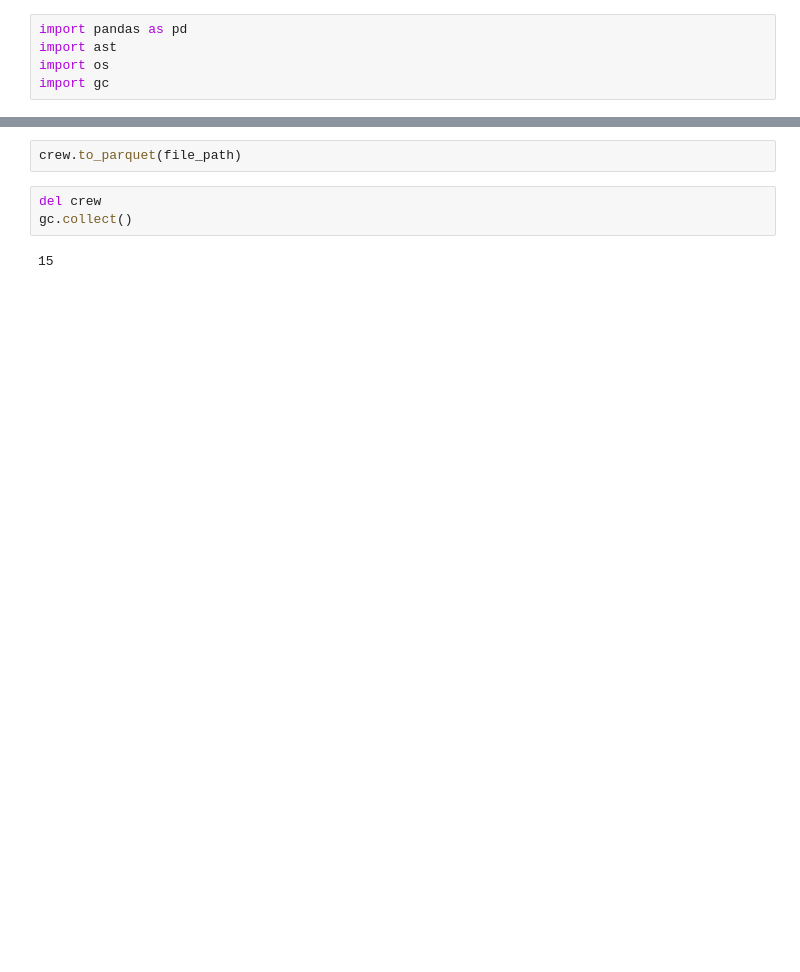
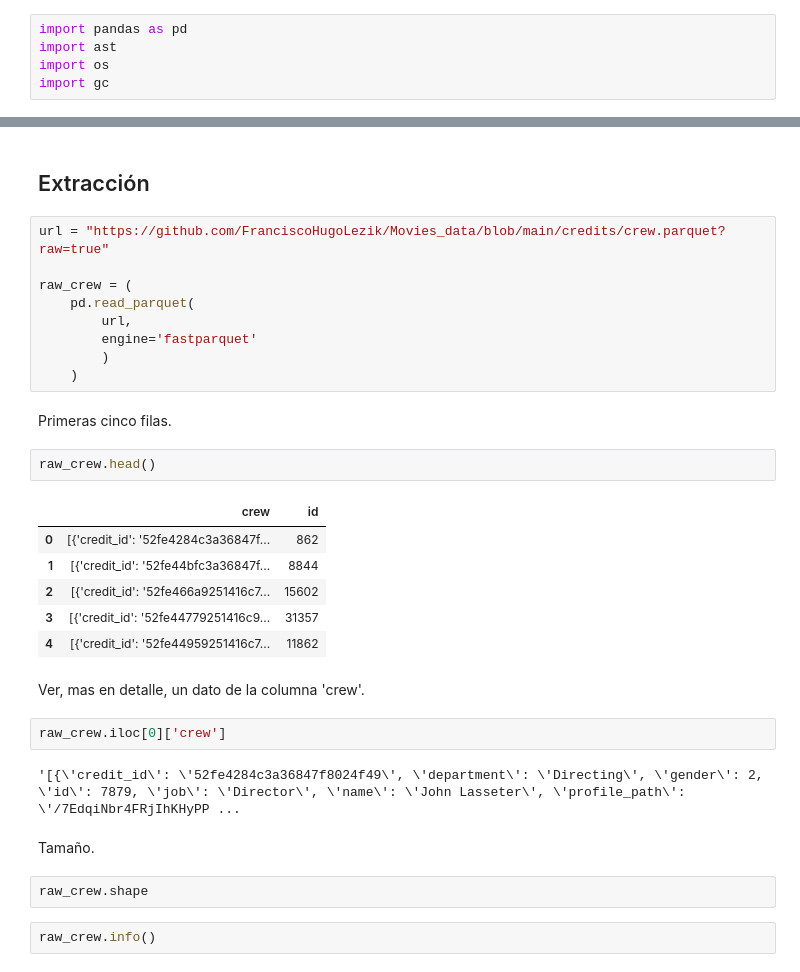
Before and after one commit to FranciscoHugoLezik/Proyecto_Peliculas, a Jupyter notebook: notebooks/ETL/crew.ipynb, the cells around one changed output, grey strips where cells are left out. Saved outputs shown, nothing was run; the diff lists cells and outputs as text; blank space fills up the shorter version.

```diff
--- a/notebooks/ETL/crew.ipynb
+++ b/notebooks/ETL/crew.ipynb
@@ -149,7 +10,34 @@ file_path
-# %%
-crew.to_parquet(file_path)
-# %%
-del crew
-gc.collect()
-# %% [output]
-15
+# %% [markdown]
+## Extracción
+# %%
+url = "https://github.com/FranciscoHugoLezik/Movies_data/blob/main/credits/crew.parquet?raw=true"
+
+raw_crew = (
+    pd.read_parquet(
+        url,
+        engine='fastparquet'
+        )
+    )
+# %% [markdown]
+Primeras cinco filas.
+# %%
+raw_crew.head()
+# %% [output]
+|  | crew | id |
+| 0 | [{'credit_id': '52fe4284c3a36847f... | 862 |
+| 1 | [{'credit_id': '52fe44bfc3a36847f... | 8844 |
+| 2 | [{'credit_id': '52fe466a9251416c7... | 15602 |
+| 3 | [{'credit_id': '52fe44779251416c9... | 31357 |
+| 4 | [{'credit_id': '52fe44959251416c7... | 11862 |
+# %% [markdown]
+Ver, mas en detalle, un dato de la columna 'crew'.
+# %%
+raw_crew.iloc[0]['crew']
+# %% [output]
+'[{\'credit_id\': \'52fe4284c3a36847f8024f49\', \'department\': \'Directing\', \'gender\': 2, \'id\': 7879, \'job\': \'Director\', \'name\': \'John Lasseter\', \'profile_path\': \'/7EdqiNbr4FRjIhKHyPP ...
+# %% [markdown]
+Tamaño.
+# %%
+raw_crew.shape
+# %%
+raw_crew.info()
```
Also changed, not shown: parts of 62 cells of this notebook, 2 other files.
